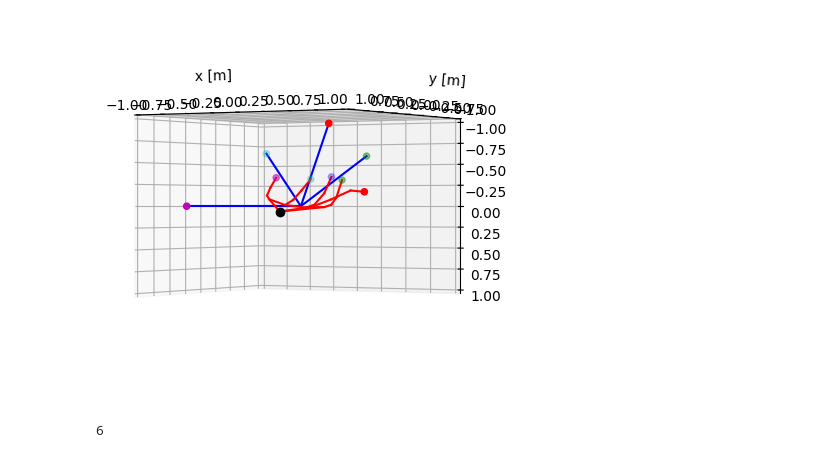
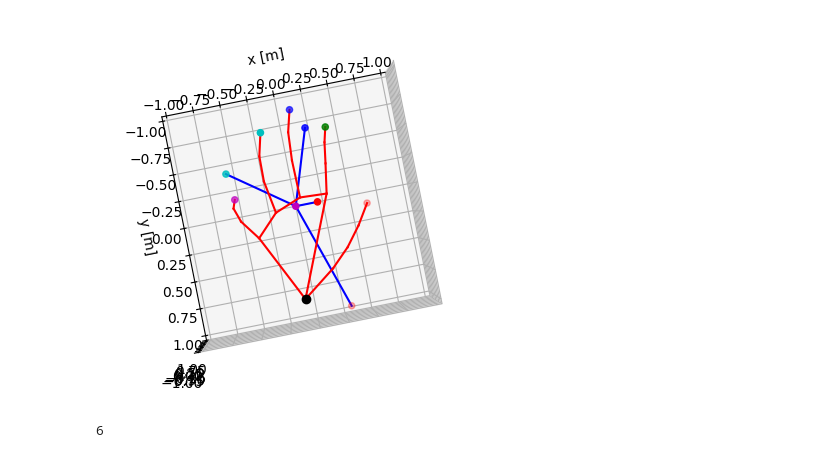
Before and after one commit to Mitchelldscott/Echoware, a Jupyter notebook: analysis/opti_dev.ipynb, the cells around one changed output. Cells and saved outputs as stored; diff of their text form; code cells hidden in the pictures.

```diff
--- a/analysis/opti_dev.ipynb
+++ b/analysis/opti_dev.ipynb
@@ -82,8 +82,7 @@ plt.show()
 def cost_func(x, expert, agent, matching_points, joint_history, error_history):
 
     agent.key_points = pose.starfish_pose(x)
-    matches = starfish.get_matches(hand.end_effectors_world())
-
+    # matching_points = starfish.get_matches(hand.end_effectors_world())
 
     n = len(agent.key_points)
     m = len(expert.key_points)
@@ -92,7 +91,7 @@ def cost_func(x, expert, agent, matching_points, joint_history, error_history):
 
     for (i, j) in enumerate(matching_points):
         if (j >= 0):
-            err[i] = np.linalg.norm(expert.key_points[expert.end_effectors[j],:] - agent.key_points[i,:])**2
+            err[i] = np.linalg.norm(expert.key_points[expert.end_effectors[j],:] - agent.key_points[i,:])
 
     joint_history.append(x)
     error_history.append(err)
@@ -101,7 +100,7 @@ def cost_func(x, expert, agent, matching_points, joint_history, error_history):
 # %%
 error = []
 starfish_joints = []
-sol = minimize(cost_func, [0, 0, 0, 0, 0], (hand, starfish, matches, starfish_joints, error))
+sol = minimize(cost_func, [np.pi/2, 0, 0, 0, 0], (hand, starfish, matches, starfish_joints, error), method='Powell', bounds=[[-np.pi/2,np.pi/2] for _ in range(5)])
 
 draw_match = []
 for i in range(len(matches)):
@@ -154,12 +151,12 @@ plt.show()
 # %%
 starfish.key_points = pose.starfish_pose(sol.x)
 
 ax = plt.figure().add_subplot(projection='3d')
 starfish.draw_pose(ax, draw_match, joint_color=pose.DRAWING_COLORS[matches[matches>=0]%len(pose.DRAWING_COLORS)])
-hand.draw_pose(ax, hand.end_effectors, link_color='r', elev=0, azim=-30, base=1)
+hand.draw_pose(ax, hand.end_effectors, link_color='r', elev=90, azim=15, base=1)
 plt.show()
 # %% [output]
-[figure, old version]
+[figure, new version]
 # %%
 print(error.shape[1])
 # %% [output]
```
Also changed, not shown: parts of 5 cells of this notebook.
